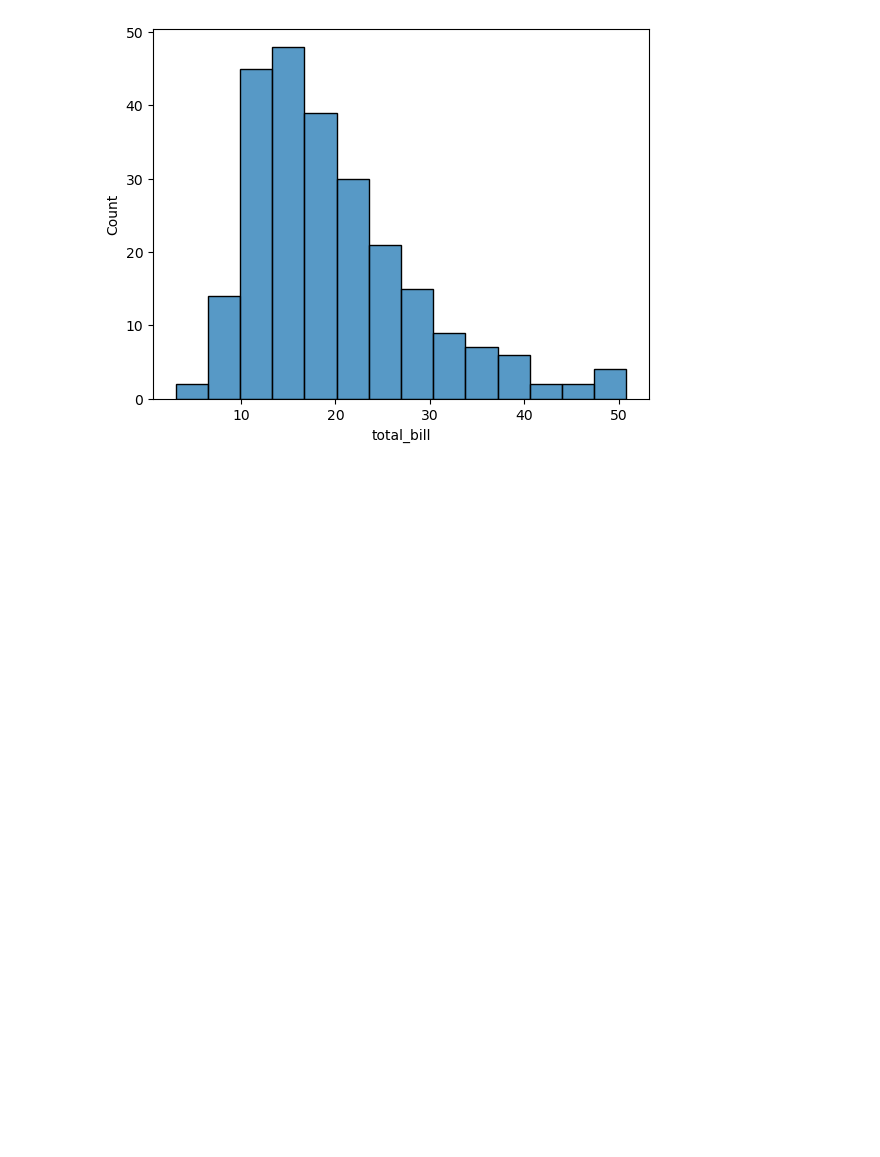
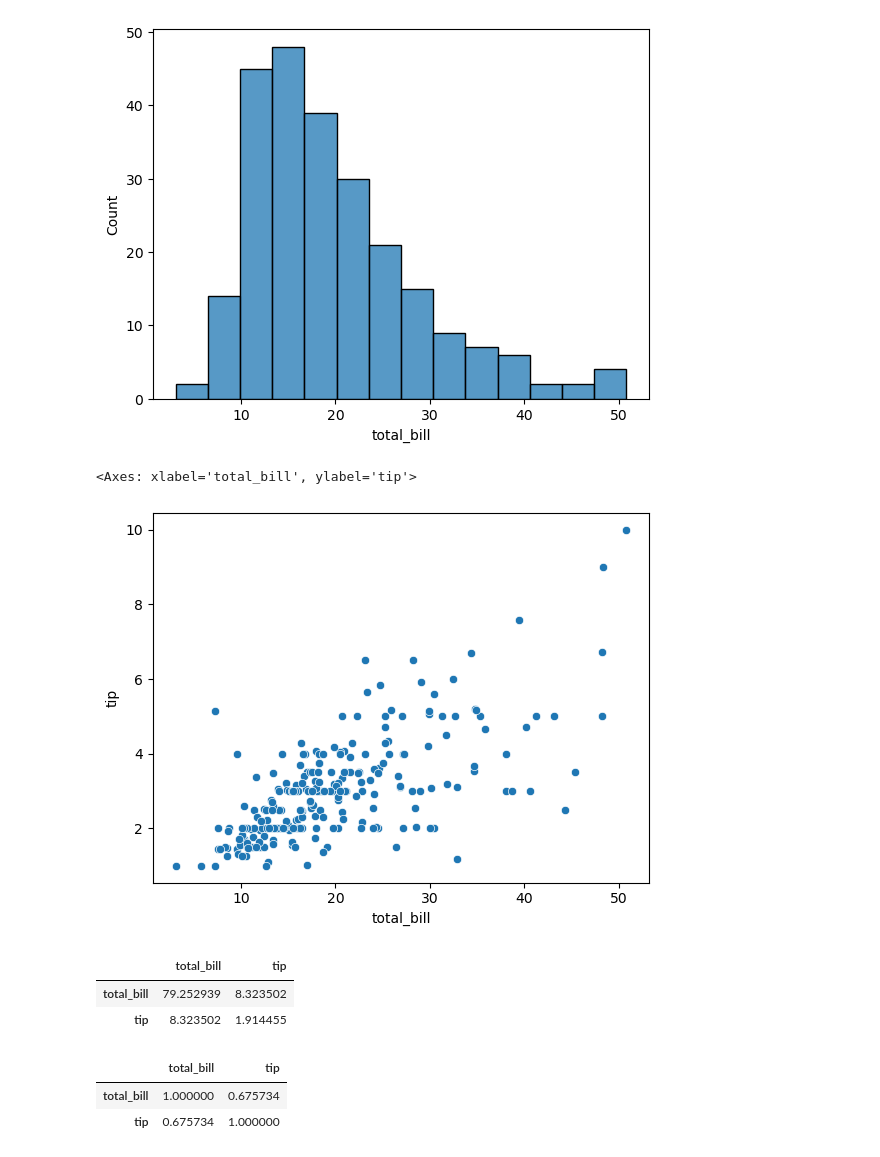
Before and after one commit to aksa106/Data-Analysis-with-Python, a Jupyter notebook: Pandas/StatsPractice.ipynb, the cells around one changed output. Cells and saved outputs as stored; diff of their text form; code cells hidden in the pictures; blank space fills up the shorter version.

```diff
--- a/Pandas/StatsPractice.ipynb
+++ b/Pandas/StatsPractice.ipynb
@@ -185,0 +188,25 @@ sns.histplot(tips["total_bill"])
+# %%
+import seaborn as sns
+
+tips = sns.load_dataset("tips")
+
+sns.scatterplot(
+    data=tips,
+    x="total_bill",
+    y="tip"
+)
+# %% [output]
+<Axes: xlabel='total_bill', ylabel='tip'>
+[figure, added]
+# %%
+tips[["total_bill","tip"]].cov()
+# %% [output]
+|  | total_bill | tip |
+| total_bill | 79.252939 | 8.323502 |
+| tip | 8.323502 | 1.914455 |
+# %%
+tips[["total_bill", "tip"]].corr()
+# %% [output]
+|  | total_bill | tip |
+| total_bill | 1.000000 | 0.675734 |
+| tip | 0.675734 | 1.000000 |
```
Also changed, not shown: parts of 2 cells of this notebook, 2 other files.
